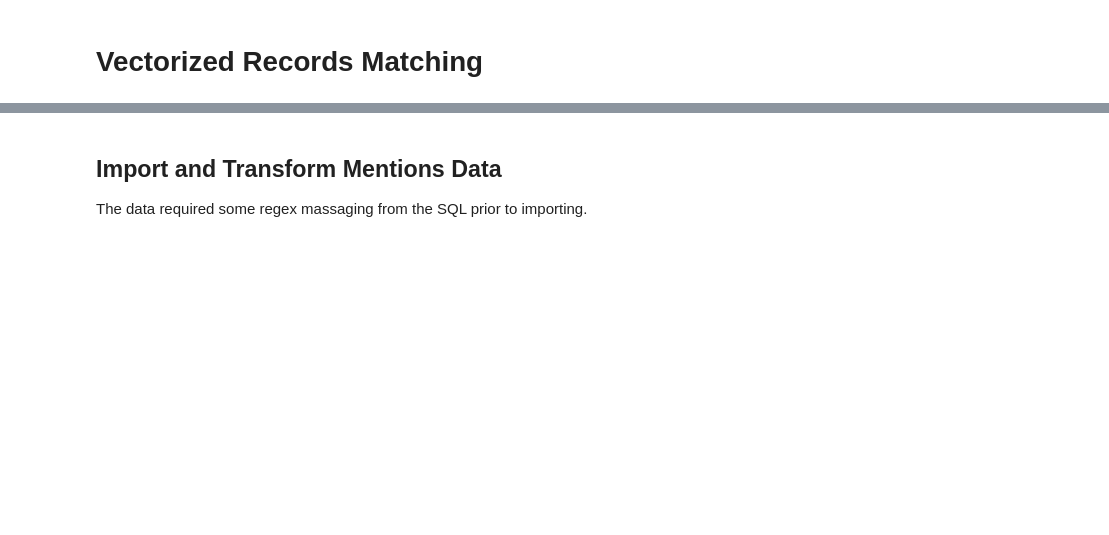
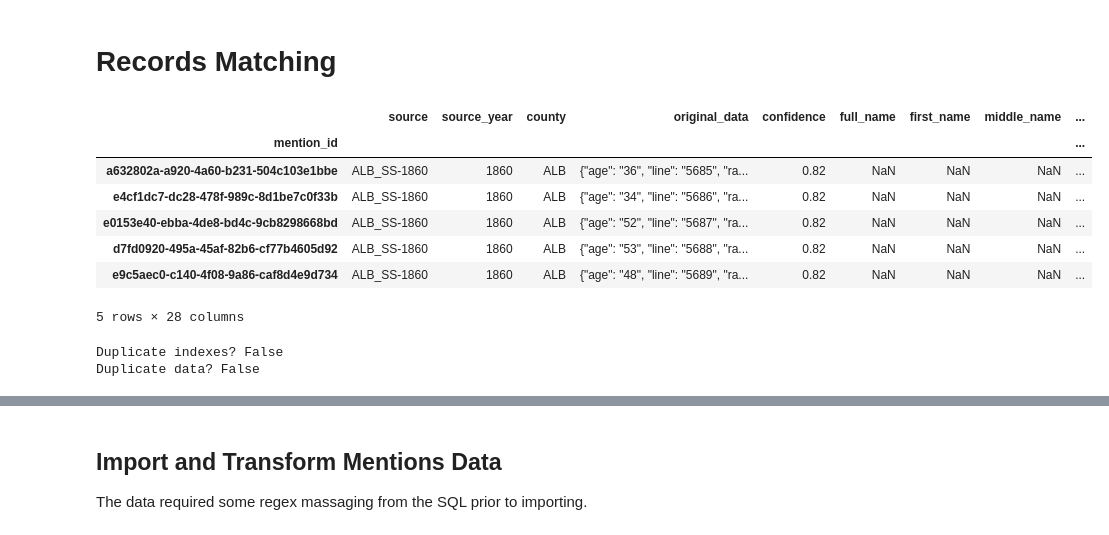
Before and after one commit to ontoligent/know-their-names, a Jupyter notebook: data/01-import.ipynb, the cells around one changed output, grey strips where cells are left out. Drawn from its saved outputs; the diff is of its cells as text; code cells hidden in the pictures; blank space fills up the shorter version.

```diff
--- a/data/01-import.ipynb
+++ b/data/01-import.ipynb
@@ -1,5 +1,5 @@
 # %% [markdown]
-# Vectorized Records Matching
+# Records Matching
 # %%
 import pandas as pd
 import numpy as np
@@ -7,0 +15,17 @@ import seaborn as sns
+# %%
+MENTION.head()
+# %% [output]
+|  | source | source_year | county | original_data | confidence | full_name | first_name | middle_name | ... |
+| mention_id |  |  |  |  |  |  |  |  | ... |
+| a632802a-a920-4a60-b231-504c103e1bbe | ALB_SS-1860 | 1860 | ALB | {"age": "36", "line": "5685", "ra... | 0.82 | NaN | NaN | NaN | ... |
+| e4cf1dc7-dc28-478f-989c-8d1be7c0f33b | ALB_SS-1860 | 1860 | ALB | {"age": "34", "line": "5686", "ra... | 0.82 | NaN | NaN | NaN | ... |
+| e0153e40-ebba-4de8-bd4c-9cb8298668bd | ALB_SS-1860 | 1860 | ALB | {"age": "52", "line": "5687", "ra... | 0.82 | NaN | NaN | NaN | ... |
+| d7fd0920-495a-45af-82b6-cf77b4605d92 | ALB_SS-1860 | 1860 | ALB | {"age": "53", "line": "5688", "ra... | 0.82 | NaN | NaN | NaN | ... |
+| e9c5aec0-c140-4f08-9a86-caf8d4e9d734 | ALB_SS-1860 | 1860 | ALB | {"age": "48", "line": "5689", "ra... | 0.82 | NaN | NaN | NaN | ... |
+5 rows × 28 columns
+# %%
+print("Duplicate indexes?", MENTION.index.has_duplicates)
+print("Duplicate data?", MENTION.shape[0] > MENTION.drop_duplicates().shape[0])
+# %% [output]
+Duplicate indexes? False
+Duplicate data? False
```
Also changed, not shown: parts of 18 cells of this notebook, 4 other files.
